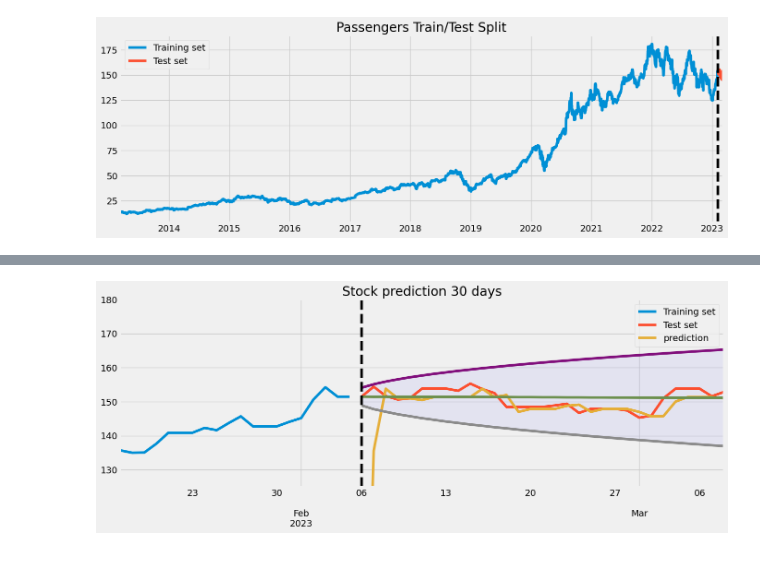
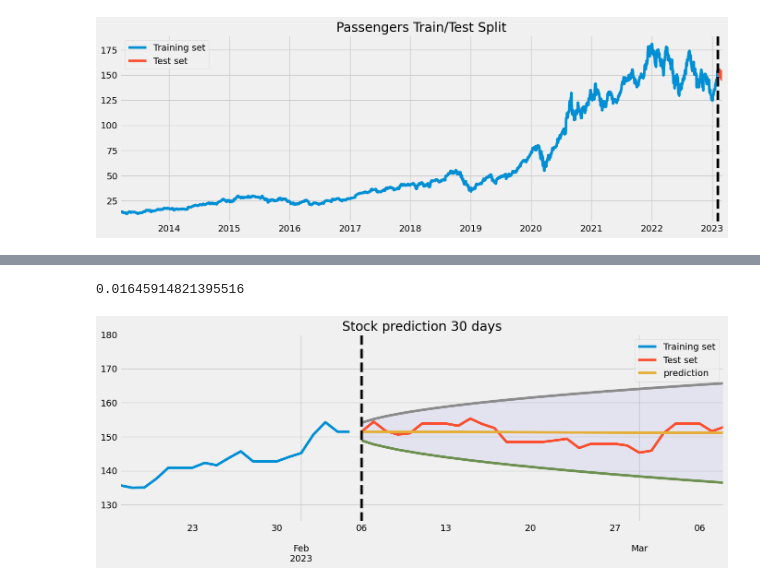
Before and after one commit to Laverdure77/Portfolio_Forecasting, a Jupyter notebook: notebooks/apple_prediction.ipynb, the cells around one changed output, grey strips where cells are left out. Cells and saved outputs as stored; diff of their text form; code cells hidden in the pictures.

```diff
--- a/notebooks/apple_prediction.ipynb
+++ b/notebooks/apple_prediction.ipynb
@@ -322,8 +331,9 @@ opt_arima_model = auto_arima(train, start_p=0, d=0,
                         #  start_P=0, D=1,
                         #  start_Q=0, max_P=5, max_D=5,
                         #  max_Q=5,
-                         m=12, seasonal=False,
+                         m=1, seasonal=False,
                          error_action='warn',trace=True,
                          suppress_warnings=True, stepwise=True,
-                         random_state=20, n_fits=50)
+                         random_state=20, n_fits=50,
+                         information_criterion='bic')
 # %% [output]
@@ -358,14 +387,18 @@ prediction = pd.DataFrame({'predicted_': y_prediction, 'low_int': conf_int[:,0],
+# %%
+mape(y_test, y_prediction)
+# %% [output]
+0.01645914821395516
 # %%
 fig, ax = plt.subplots(figsize=(15,5))
 train.plot(ax=ax, label='train', title='Stock prediction 30 days')
 test.plot(ax=ax, label='test')
 prediction.plot(ax=ax, label='predicted_')
-ax.fill_between(prediction.index, (prediction['low_int']), (prediction['high_int']), color='b', alpha=.05, linewidth=0)
+ax.fill_between(prediction.index, (prediction['low_int']), (prediction['high_int']), color='b', alpha=.05, linewidth=None)
 ax.axvline(split_date, color='black', linestyle='--')
 plt.xlim([end_date - timedelta(days=50), end_date])
 plt.ylim([125, 180])
 ax.legend(['Training set', 'Test set', 'prediction'])
 plt.show()
 plt.close()
 # %% [output]
-[figure, old version]
+[figure, new version]
```
Also changed, not shown: parts of 10 cells of this notebook, 4 other files.
